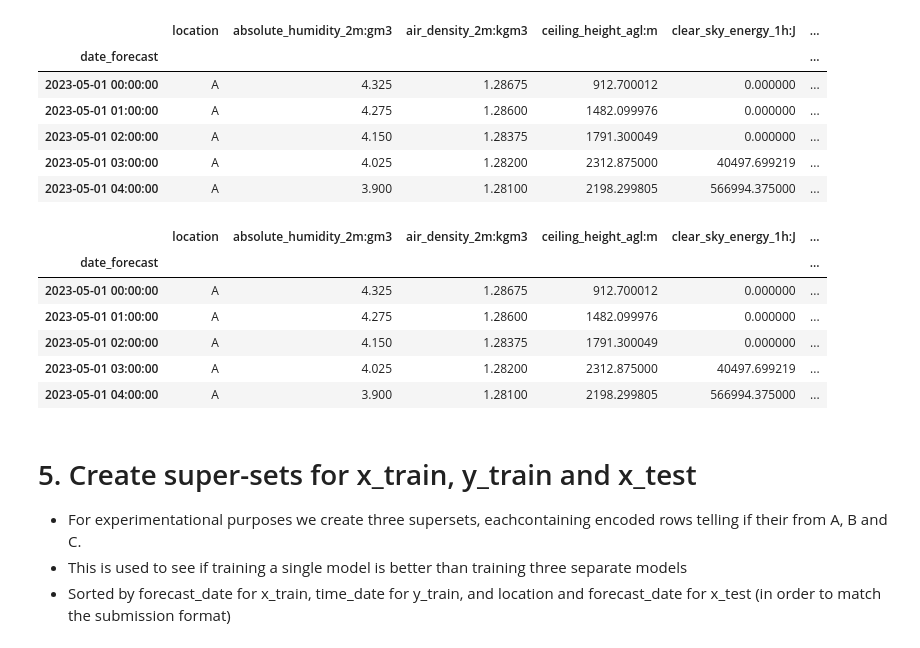
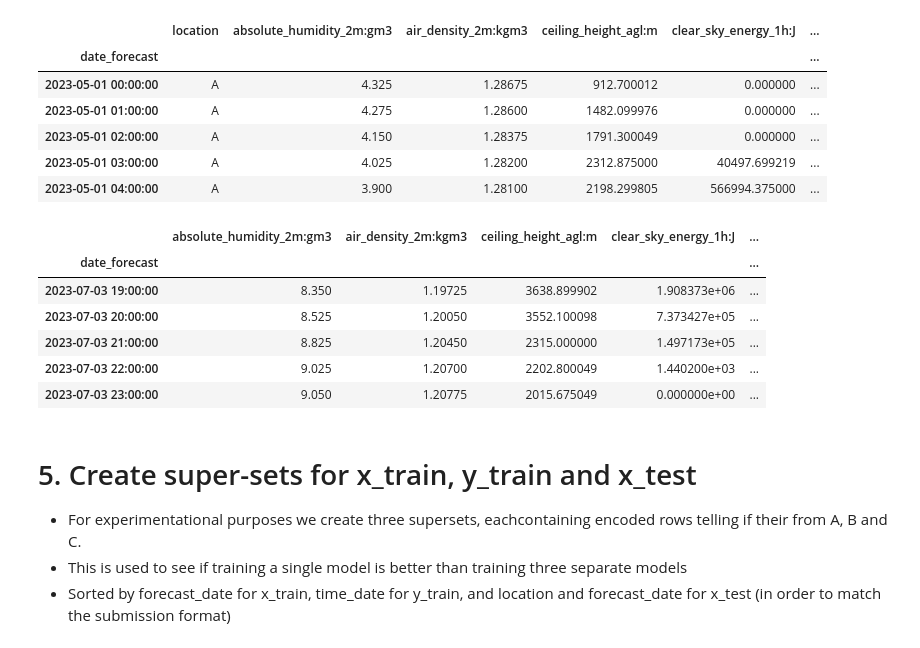
Before and after one commit to henningolweus/MLprosjekt, a Jupyter notebook: data/preprocessing.ipynb, the cells around one changed output. Saved outputs shown, nothing was run; the diff lists cells and outputs as text; code cells hidden in the pictures.

```diff
--- a/data/preprocessing.ipynb
+++ b/data/preprocessing.ipynb
@@ -401,15 +401,15 @@ x_test_a_hourly = add_rolling_and_interaction_features(x_test_a_hourly)
 x_test_b_hourly = add_rolling_and_interaction_features(x_test_b_hourly)
 x_test_c_hourly = add_rolling_and_interaction_features(x_test_c_hourly)
 # %%
-x_test_a_hourly.head()
+x_test_a_hourly.tail()
 # %% [output]
-|  | location | absolute_humidity_2m:gm3 | air_density_2m:kgm3 | ceiling_height_agl:m | clear_sky_energy_1h:J | ... |
-| date_forecast |  |  |  |  |  | ... |
-| 2023-05-01 00:00:00 | A | 4.325 | 1.28675 | 912.700012 | 0.000000 | ... |
-| 2023-05-01 01:00:00 | A | 4.275 | 1.28600 | 1482.099976 | 0.000000 | ... |
-| 2023-05-01 02:00:00 | A | 4.150 | 1.28375 | 1791.300049 | 0.000000 | ... |
-| 2023-05-01 03:00:00 | A | 4.025 | 1.28200 | 2312.875000 | 40497.699219 | ... |
-| 2023-05-01 04:00:00 | A | 3.900 | 1.28100 | 2198.299805 | 566994.375000 | ... |
+|  | absolute_humidity_2m:gm3 | air_density_2m:kgm3 | ceiling_height_agl:m | clear_sky_energy_1h:J | ... |
+| date_forecast |  |  |  |  | ... |
+| 2023-07-03 19:00:00 | 8.350 | 1.19725 | 3638.899902 | 1.908373e+06 | ... |
+| 2023-07-03 20:00:00 | 8.525 | 1.20050 | 3552.100098 | 7.373427e+05 | ... |
+| 2023-07-03 21:00:00 | 8.825 | 1.20450 | 2315.000000 | 1.497173e+05 | ... |
+| 2023-07-03 22:00:00 | 9.025 | 1.20700 | 2202.800049 | 1.440200e+03 | ... |
+| 2023-07-03 23:00:00 | 9.050 | 1.20775 | 2015.675049 | 0.000000e+00 | ... |
 # %%
 # Store the cleaned datasets
 output_dir = 'cleaned_data'
```
Also changed, not shown: parts of 1 cell of this notebook, 1 other file.
